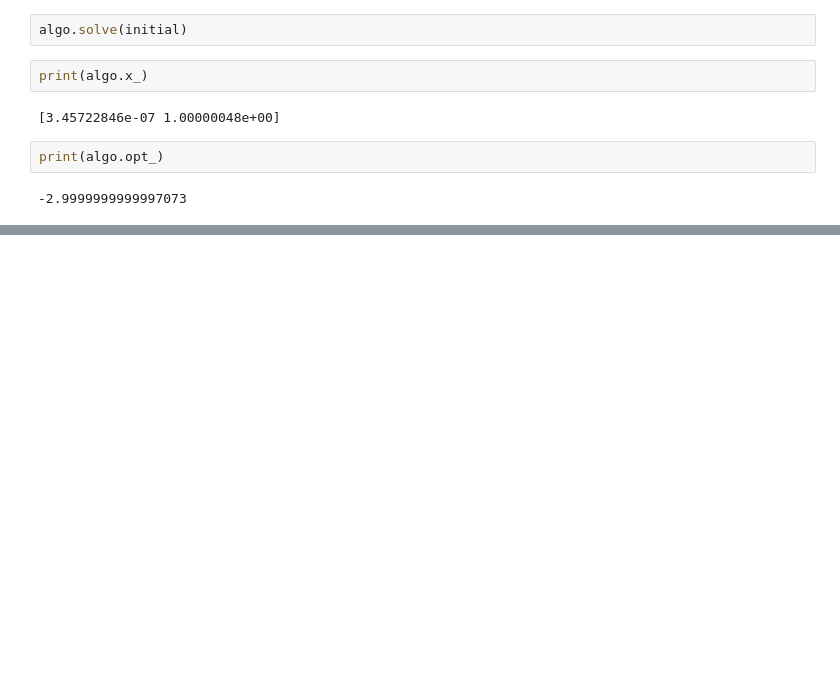
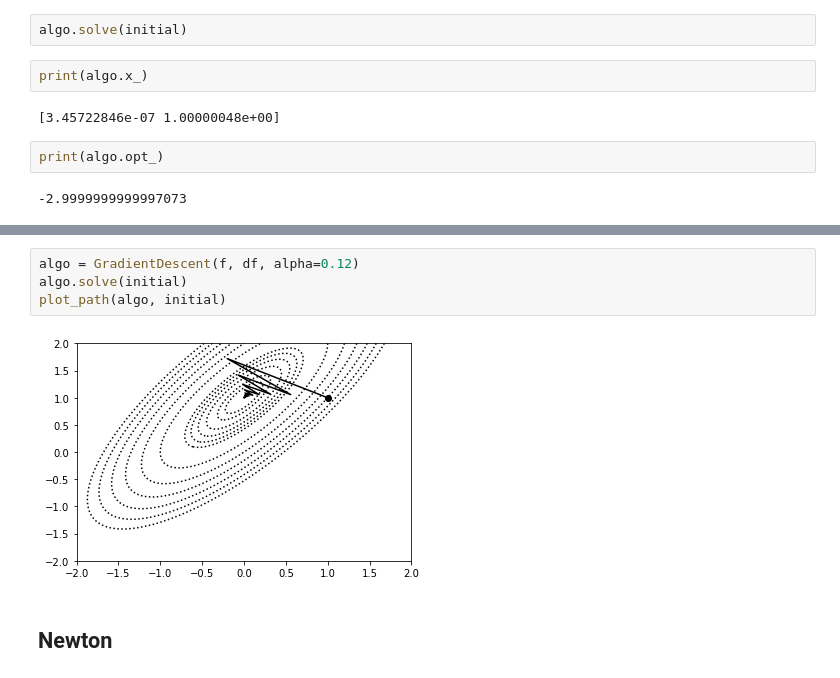
Before and after one commit to banbiossa/essence_of_machine_learning, a Jupyter notebook: notebooks/0.1_ss_math.ipynb, the cells around one changed output, grey strips where cells are left out. Drawn from its saved outputs; the diff is of its cells as text; blank space fills up the shorter version.

```diff
--- a/notebooks/0.1_ss_math.ipynb
+++ b/notebooks/0.1_ss_math.ipynb
@@ -352,0 +363,8 @@ plt.contour(xs, ys, f(xx).reshape(xmesh.shape), levels=levels, colors='k', lines
+# %%
+algo = GradientDescent(f, df, alpha=0.12)
+algo.solve(initial)
+plot_path(algo, initial)
+# %% [output]
+[figure, added]
+# %% [markdown]
+## Newton
```
Also changed, not shown: parts of 22 cells of this notebook.
